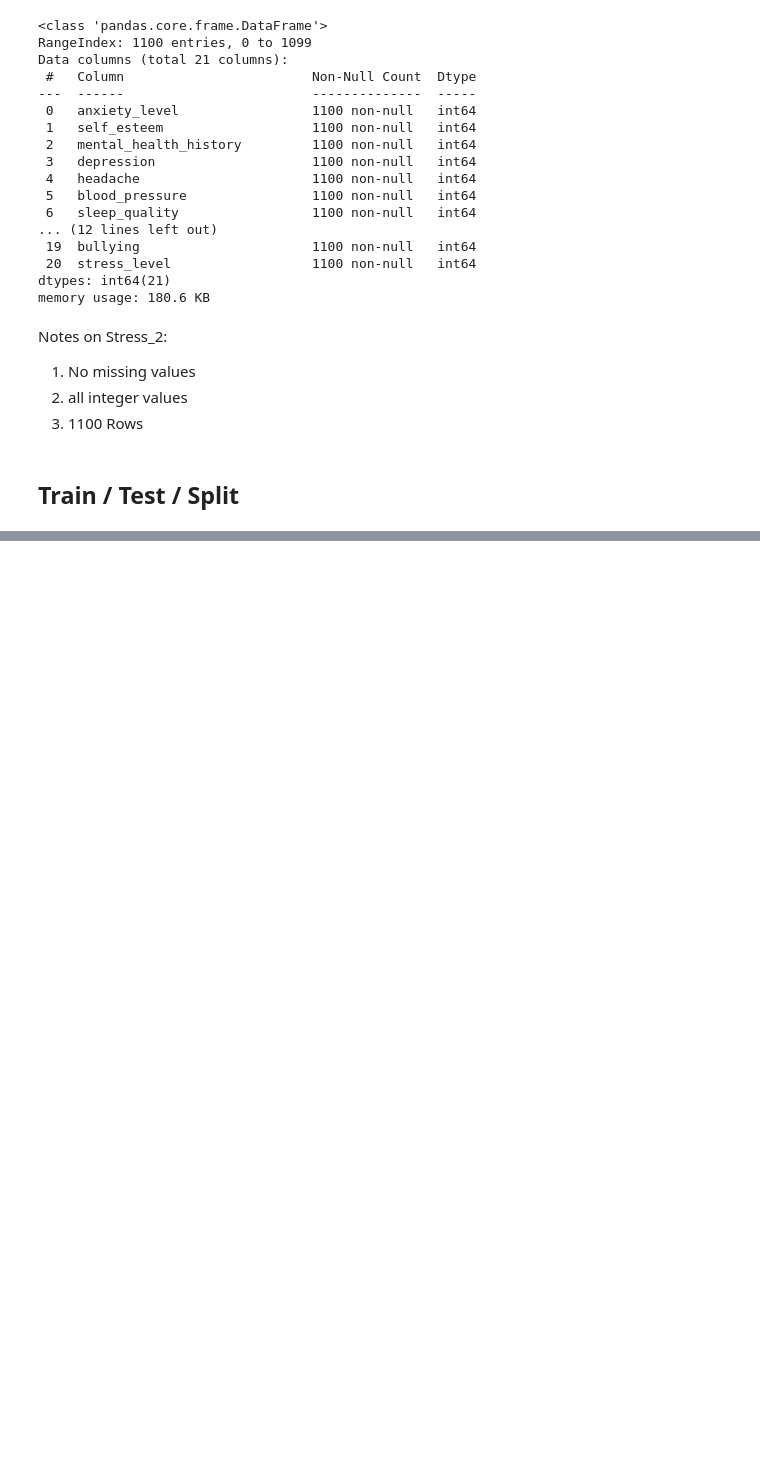
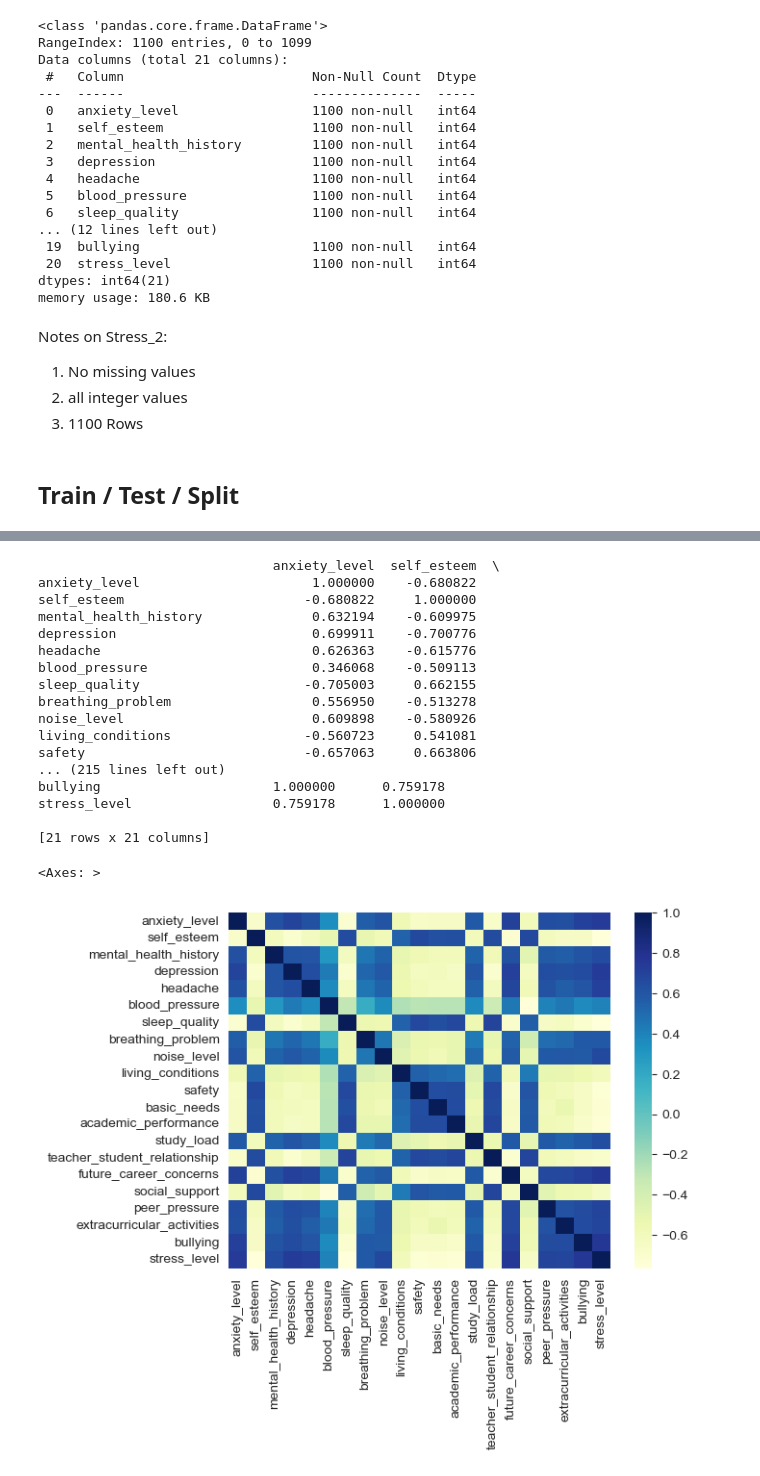
Before and after one commit to Arcturus816/Student_Stress, a Jupyter notebook: Student_Stress.ipynb, the cells around one changed output, grey strips where cells are left out. Cells and saved outputs as stored; diff of their text form; code cells hidden in the pictures; blank space fills up the shorter version.

```diff
--- a/Student_Stress.ipynb
+++ b/Student_Stress.ipynb
@@ -116,0 +212,28 @@ from sklearn.model_selection import train_test_split
+# %%
+# Second data set heat map set up
+# creating correlation matrix
+co_mtx_2 = df2.corr(numeric_only=True)
+# checking out correlation matrix
+print(co_mtx_2)
+# creating heatmap
+sns.heatmap(co_mtx_2, cmap="YlGnBu")
+# %% [output]
+                              anxiety_level  self_esteem  \
+anxiety_level                      1.000000    -0.680822
+self_esteem                       -0.680822     1.000000
+mental_health_history              0.632194    -0.609975
+depression                         0.699911    -0.700776
+headache                           0.626363    -0.615776
+blood_pressure                     0.346068    -0.509113
+sleep_quality                     -0.705003     0.662155
+breathing_problem                  0.556950    -0.513278
+noise_level                        0.609898    -0.580926
+living_conditions                 -0.560723     0.541081
+safety                            -0.657063     0.663806
+... (215 lines left out)
+bullying                      1.000000      0.759178
+stress_level                  0.759178      1.000000
+
+[21 rows x 21 columns]
+<Axes: >
+[figure, added]
```
Also changed, not shown: parts of 13 cells of this notebook.
